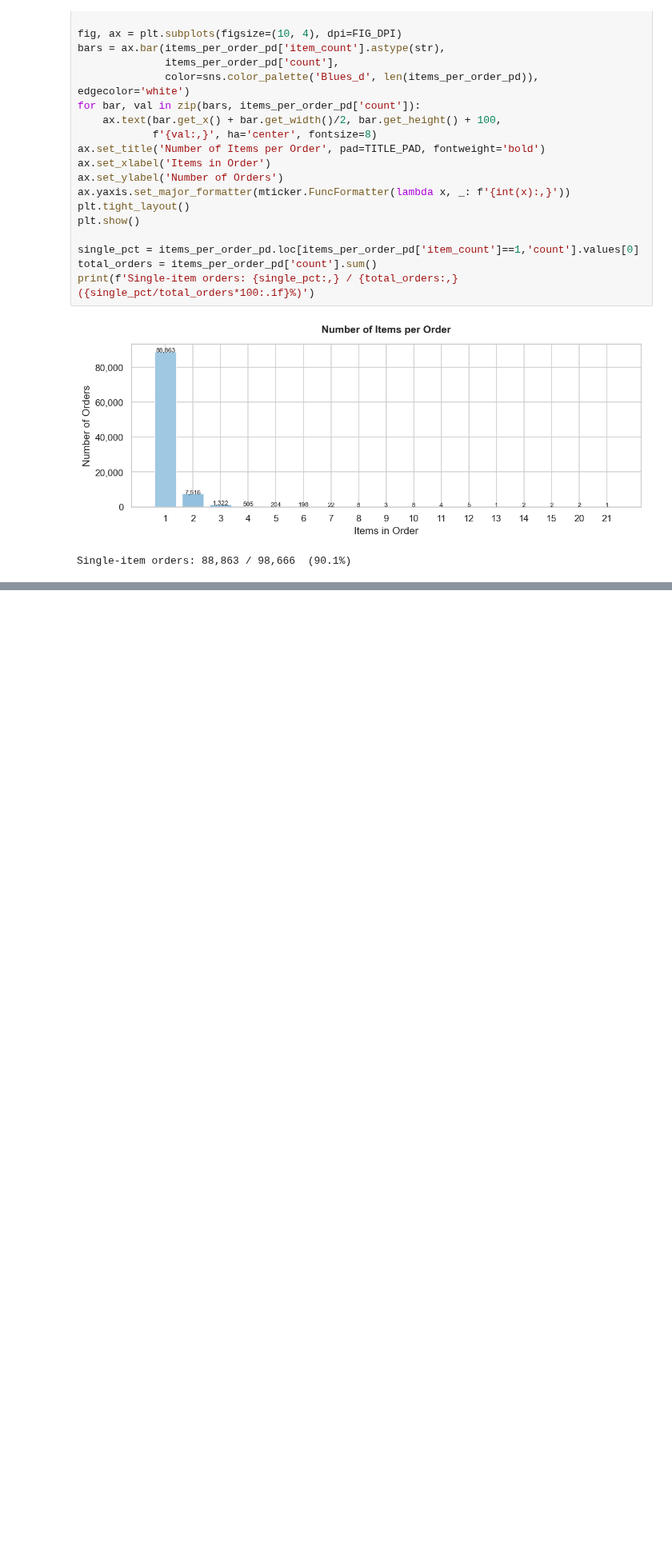
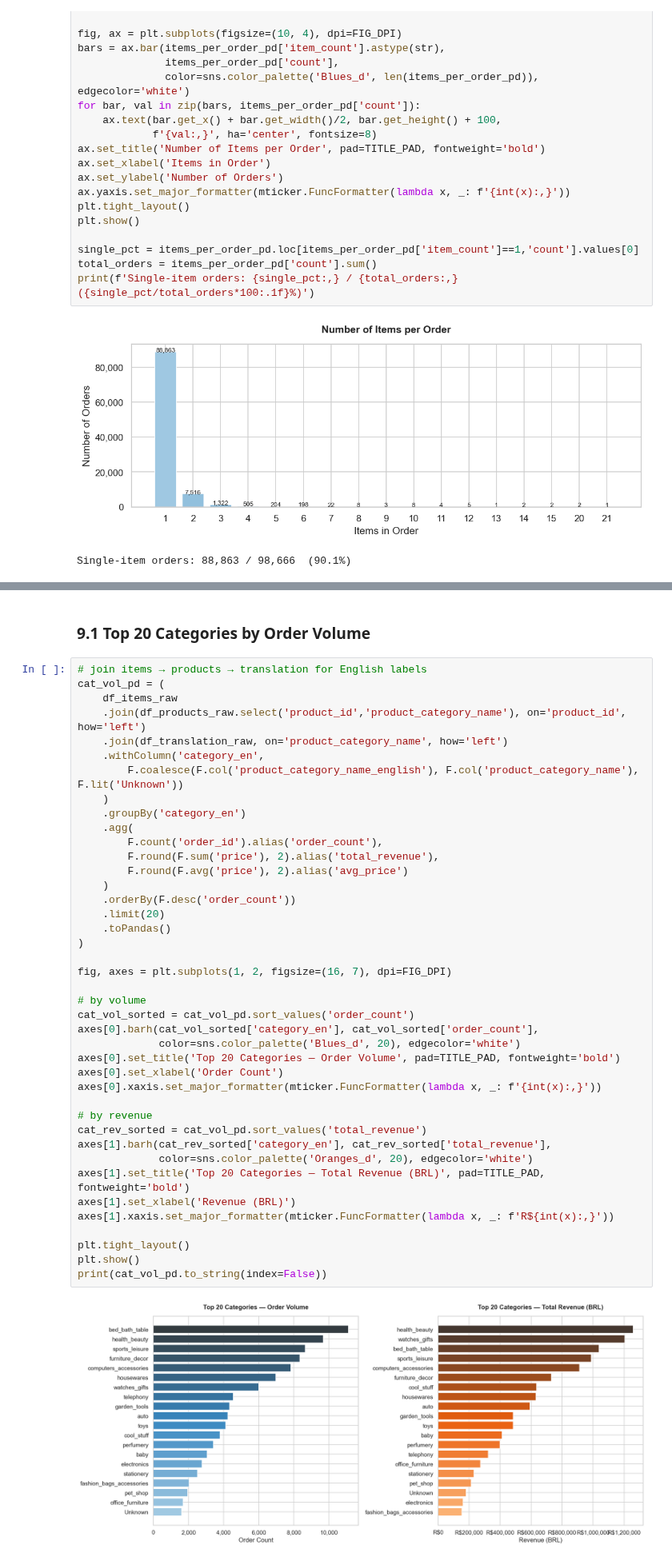
Before and after one commit to Malinda1/ecommerce-recommendation-spark, a Jupyter notebook: notebooks/01_data_loading_cleaning.ipynb, the cells around one changed output, grey strips where cells are left out. Shown at 80% size. Saved outputs shown, nothing was run; the diff lists cells and outputs as text; blank space fills up the shorter version.

Commit message:
Created two plot for show top 20 categories by order volume

```diff
--- a/notebooks/01_data_loading_cleaning.ipynb
+++ b/notebooks/01_data_loading_cleaning.ipynb
@@ -597,0 +600,45 @@ Single-item orders: 88,863 / 98,666  (90.1%)
+# %% [markdown]
+### 9.1 Top 20 Categories by Order Volume
+# %%
+# join items → products → translation for English labels
+cat_vol_pd = (
+    df_items_raw
+    .join(df_products_raw.select('product_id','product_category_name'), on='product_id', how='left')
+    .join(df_translation_raw, on='product_category_name', how='left')
+    .withColumn('category_en',
+        F.coalesce(F.col('product_category_name_english'), F.col('product_category_name'),  F.lit('Unknown'))
+    )
+    .groupBy('category_en')
+    .agg(
+        F.count('order_id').alias('order_count'),
+        F.round(F.sum('price'), 2).alias('total_revenue'),
+        F.round(F.avg('price'), 2).alias('avg_price')
+    )
+    .orderBy(F.desc('order_count'))
+    .limit(20)
+    .toPandas()
+)
+
+fig, axes = plt.subplots(1, 2, figsize=(16, 7), dpi=FIG_DPI)
+
+# by volume
+cat_vol_sorted = cat_vol_pd.sort_values('order_count')
+axes[0].barh(cat_vol_sorted['category_en'], cat_vol_sorted['order_count'],
+             color=sns.color_palette('Blues_d', 20), edgecolor='white')
+axes[0].set_title('Top 20 Categories — Order Volume', pad=TITLE_PAD, fontweight='bold')
+axes[0].set_xlabel('Order Count')
+axes[0].xaxis.set_major_formatter(mticker.FuncFormatter(lambda x, _: f'{int(x):,}'))
+
+# by revenue
+cat_rev_sorted = cat_vol_pd.sort_values('total_revenue')
+axes[1].barh(cat_rev_sorted['category_en'], cat_rev_sorted['total_revenue'],
+             color=sns.color_palette('Oranges_d', 20), edgecolor='white')
+axes[1].set_title('Top 20 Categories — Total Revenue (BRL)', pad=TITLE_PAD, fontweight='bold')
+axes[1].set_xlabel('Revenue (BRL)')
+axes[1].xaxis.set_major_formatter(mticker.FuncFormatter(lambda x, _: f'R${int(x):,}'))
+
+plt.tight_layout()
+plt.show()
+print(cat_vol_pd.to_string(index=False))
+# %% [output]
+[figure, added]
```
Also changed, not shown: parts of 2 cells of this notebook.
